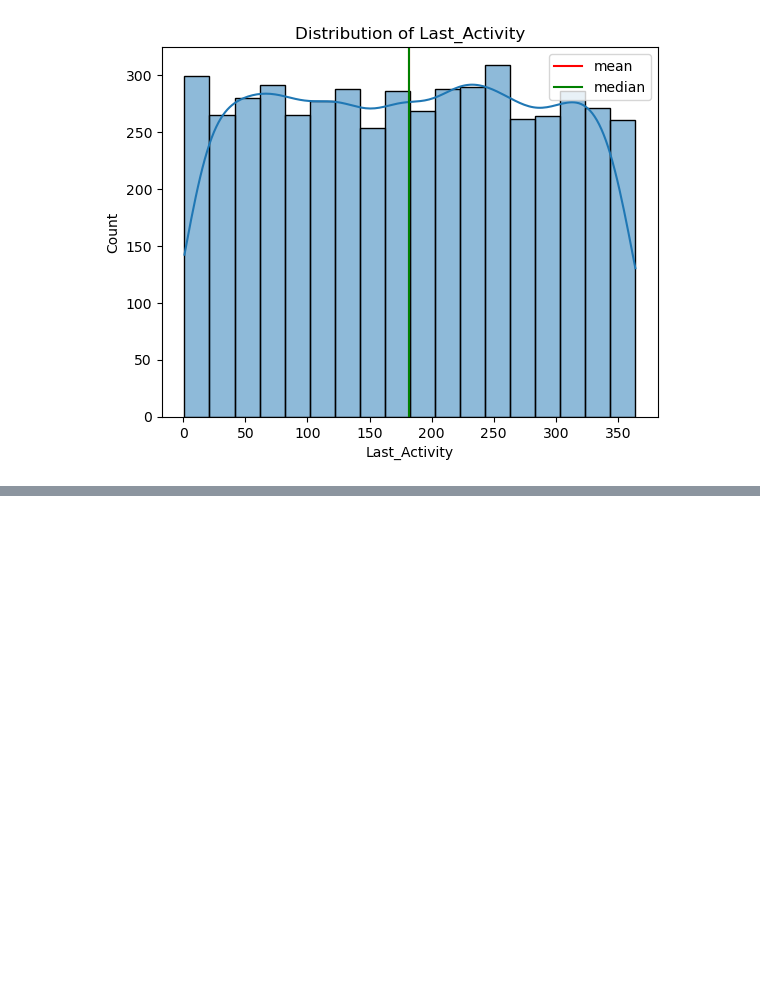
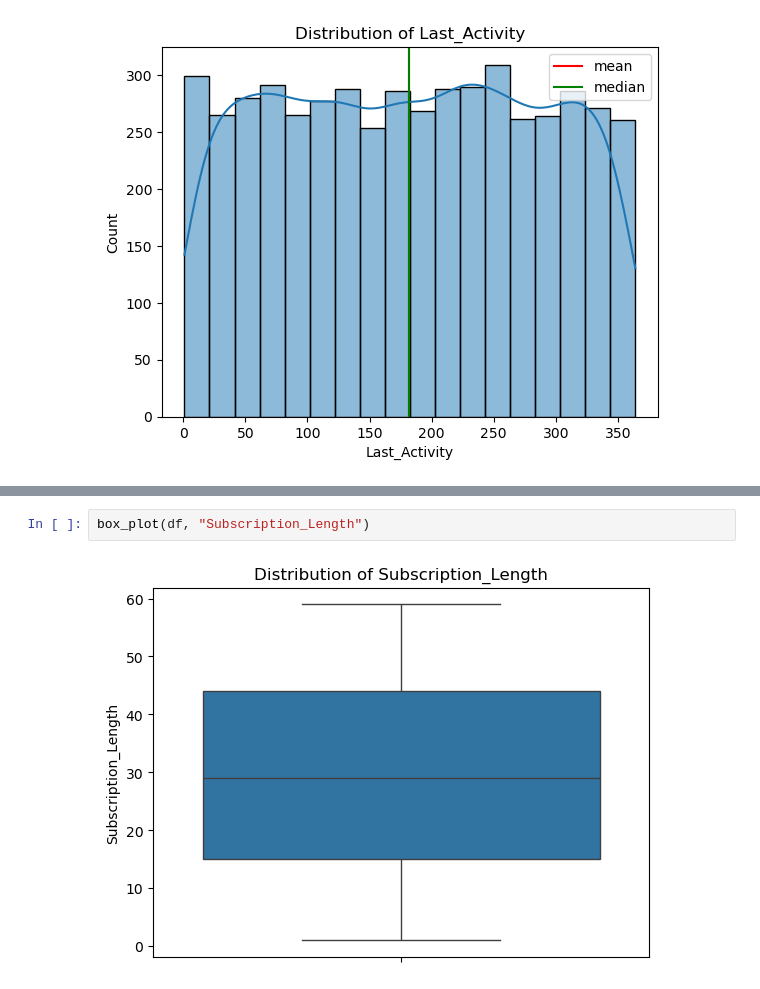
Before and after one commit to Udehlee/customer-retention-ML, a Jupyter notebook: notebooks/streaming_churn_retention.ipynb, the cells around one changed output, grey strips where cells are left out. Saved outputs shown, nothing was run; the diff lists cells and outputs as text; blank space fills up the shorter version.

```diff
--- a/notebooks/streaming_churn_retention.ipynb
+++ b/notebooks/streaming_churn_retention.ipynb
@@ -174,0 +187,4 @@ plot_histogram(df, "Last_Activity")
+# %%
+box_plot(df, "Subscription_Length")
+# %% [output]
+[figure, added]
```
Also changed, not shown: parts of 21 cells of this notebook, 1 other file.
